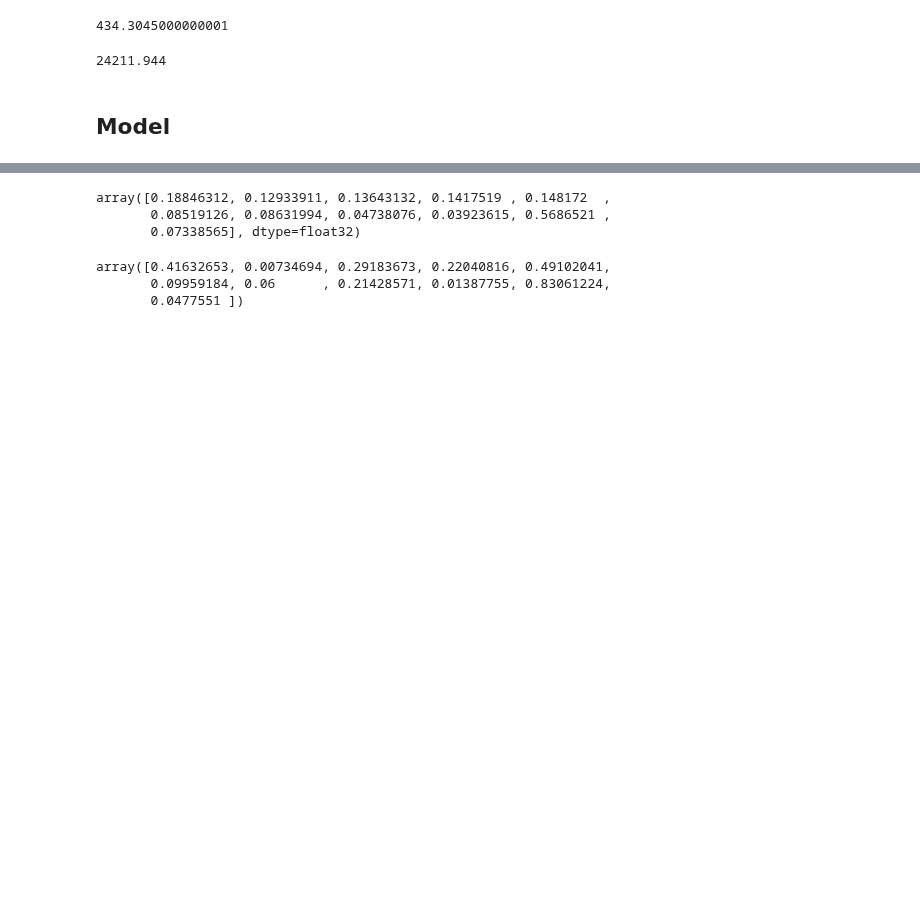
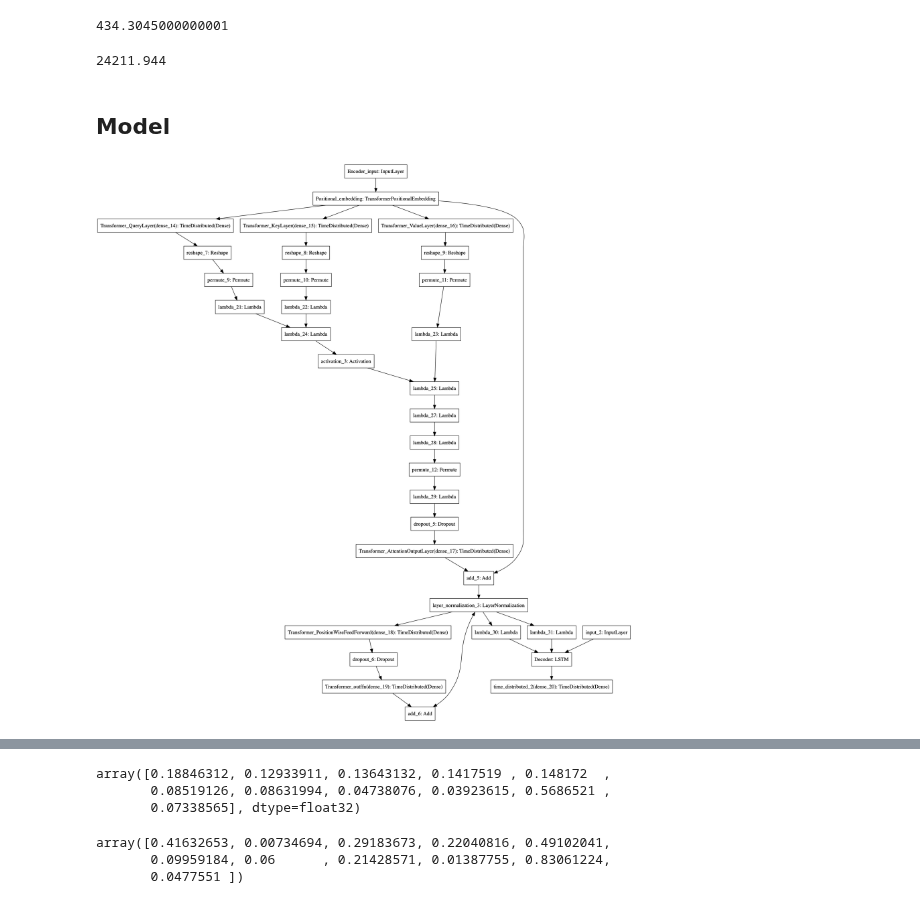
Before and after one commit to adonis1022/time_series_Transformer, a Jupyter notebook: transformer_time_series.ipynb, the cells around one changed output, grey strips where cells are left out. Drawn from its saved outputs; the diff is of its cells as text; code cells hidden in the pictures; blank space fills up the shorter version.

```diff
--- a/transformer_time_series.ipynb
+++ b/transformer_time_series.ipynb
@@ -129,6 +116,11 @@ def LSTM_time_series_model():
 model = LSTM_time_series_model()
 # %%
 model = time_series_model_LSTM_Transformer()
+# %%
+from keras.utils import plot_model
+plot_model(model, to_file='model_plot.png', expand_nested=True)
+# %% [output]
+[figure, added]
 # %%
 model.summary()
 # %% [output]
```
Also changed, not shown: parts of 8 cells of this notebook, 1 other file.
